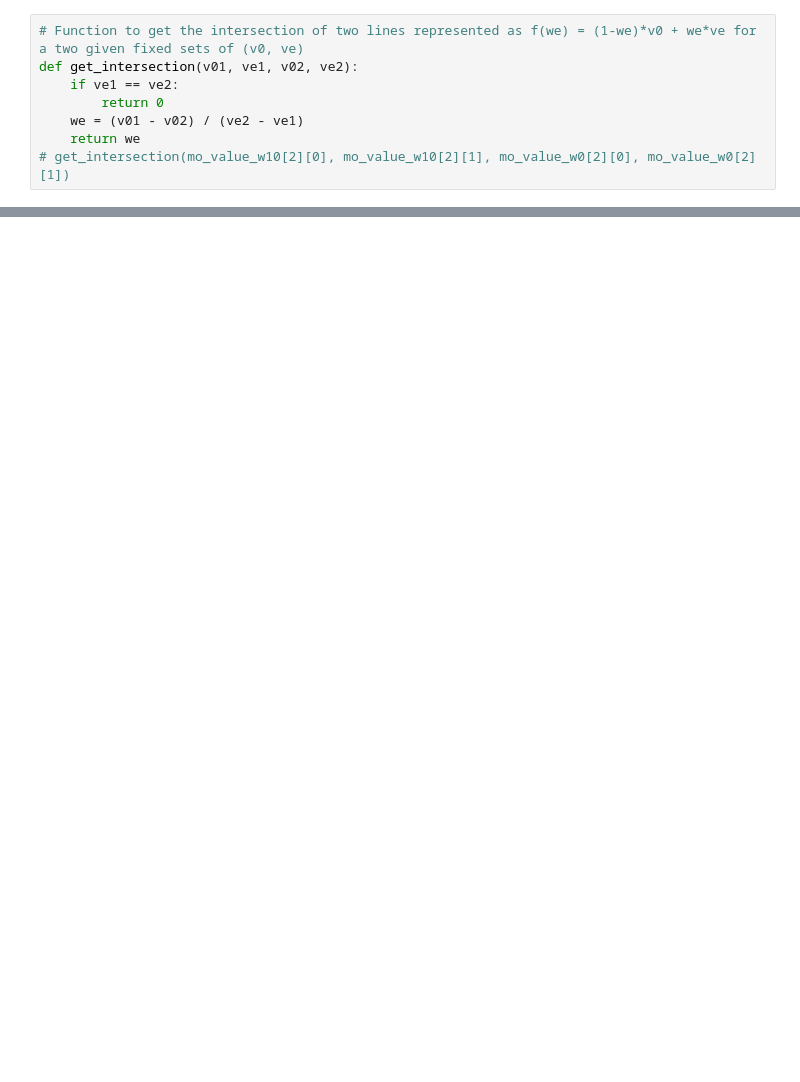
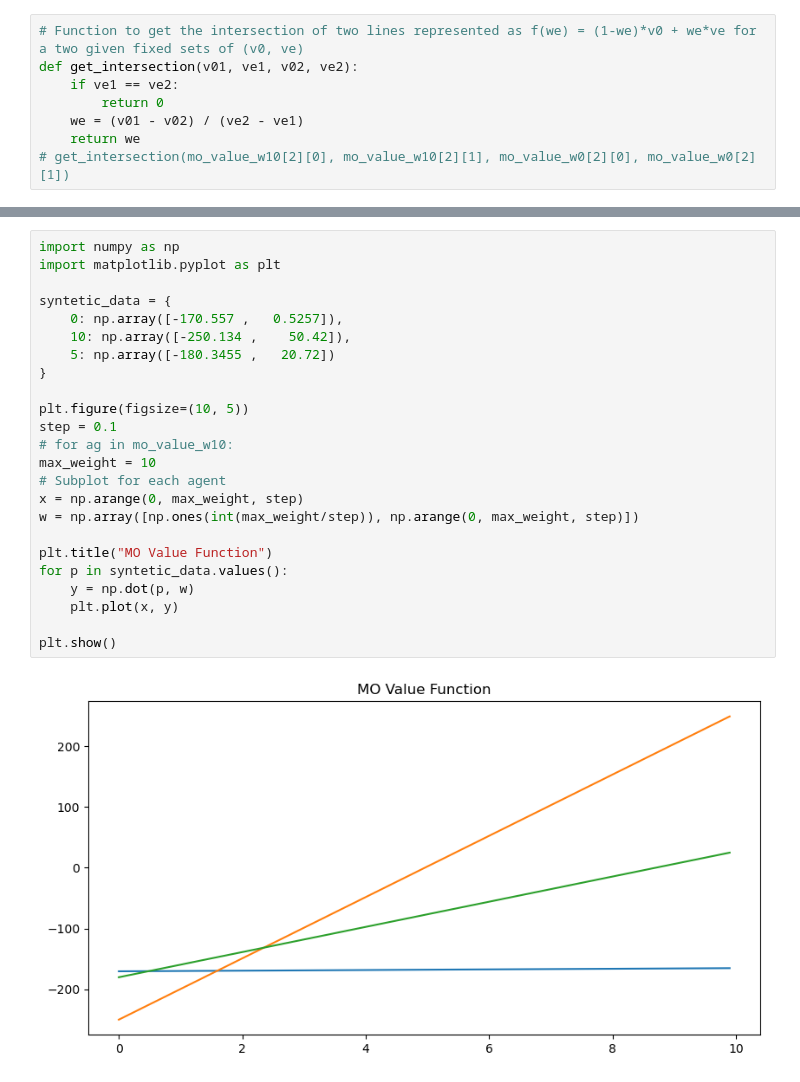
Before and after one commit to maymac00/MAEGG_IPPO, a Jupyter notebook: ols_visualize.ipynb, the cells around one changed output, grey strips where cells are left out. Cells and saved outputs as stored; diff of their text form; blank space fills up the shorter version.

```diff
--- a/ols_visualize.ipynb
+++ b/ols_visualize.ipynb
@@ -65,0 +132,26 @@ get_intersection(p1[ag][0], p1[ag][1], p2[ag][0], p2[ag][1])
+# %%
+import numpy as np
+import matplotlib.pyplot as plt
+
+syntetic_data = {
+    0: np.array([-170.557 ,   0.5257]),
+    10: np.array([-250.134 ,    50.42]),
+    5: np.array([-180.3455 ,   20.72])
+}
+
+plt.figure(figsize=(10, 5))
+step = 0.1
+# for ag in mo_value_w10:
+max_weight = 10
+# Subplot for each agent
+x = np.arange(0, max_weight, step)
+w = np.array([np.ones(int(max_weight/step)), np.arange(0, max_weight, step)])
+
+plt.title("MO Value Function")
+for p in syntetic_data.values():
+    y = np.dot(p, w)
+    plt.plot(x, y)
+
+plt.show()
+# %% [output]
+[figure, added]
```
Also changed, not shown: parts of 5 cells of this notebook, 3 other files.
